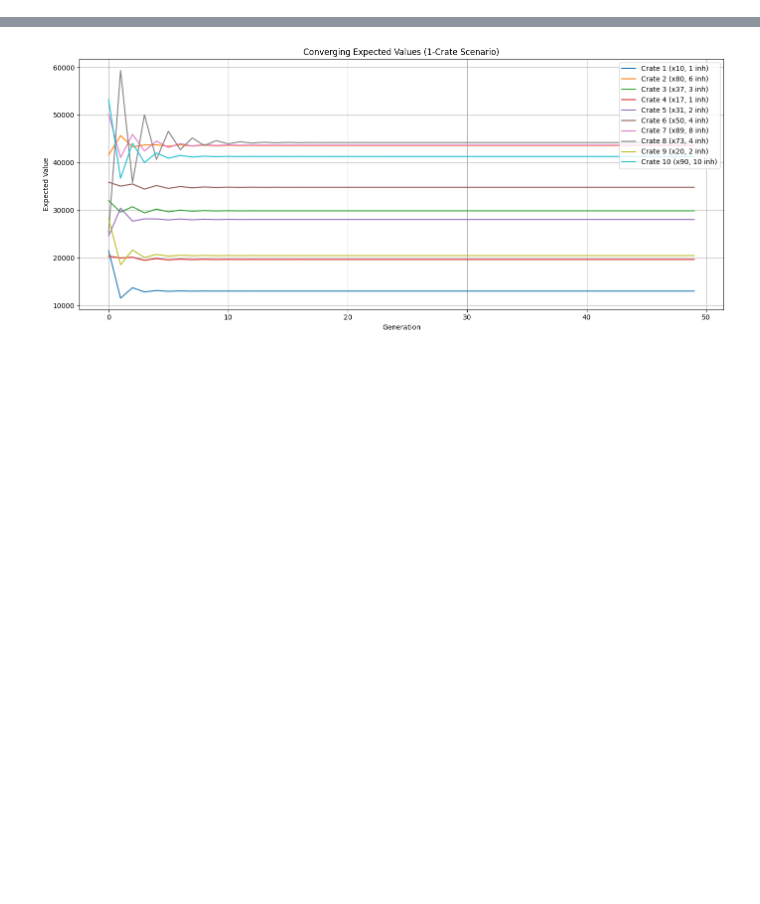
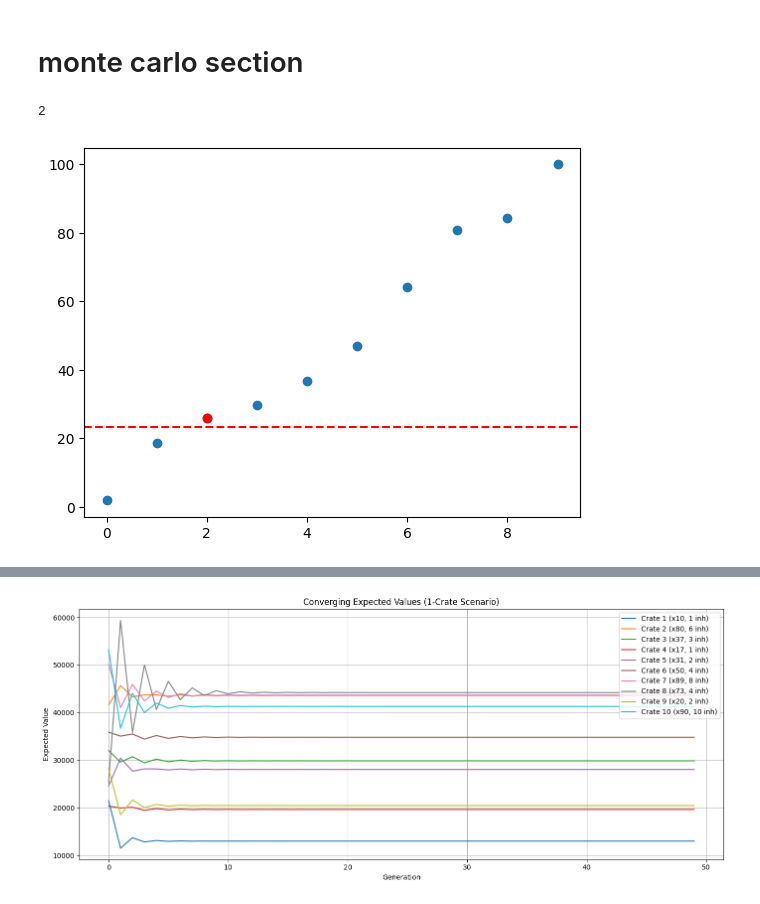
Before and after one commit to chrispyroberts/imc-prosperity-3, a Jupyter notebook: ROUND 2/manualn-.ipynb, the cells around one changed output, grey strips where cells are left out. Cells and saved outputs as stored; diff of their text form; code cells hidden in the pictures; blank space fills up the shorter version.

Commit message:
added monte carlo sim

```diff
--- a/ROUND 2/manualn-.ipynb
+++ b/ROUND 2/manualn-.ipynb
@@ -28,3 +28,5 @@ TEMPERATURE = 50000  # Softmax temperature (10,000 - 100,000)
 n = len(containers)
 avg_ev = np.zeros(n)
 popularity = np.ones(n)  # Start with equal assumption
+# %% [markdown]
+# monte carlo section
@@ -30,0 +122,10 @@ popularity = np.ones(n)  # Start with equal assumption
+# %%
+containers, total_picks = calculate_nash(starting_containers, 10000, 0)
+
+densities = list(map(lambda x: x['density'], containers))
+cum_sum = np.cumsum(densities)
+
+sample_container(cum_sum, True)
+# %% [output]
+2
+[figure, added]
```
Also changed, not shown: parts of 4 cells of this notebook.
